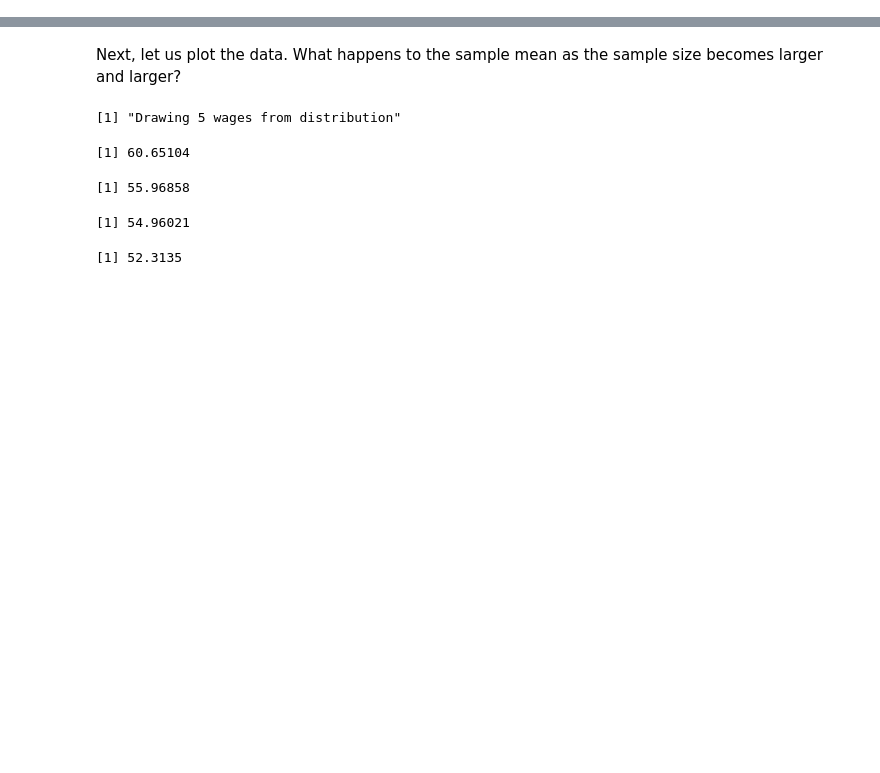
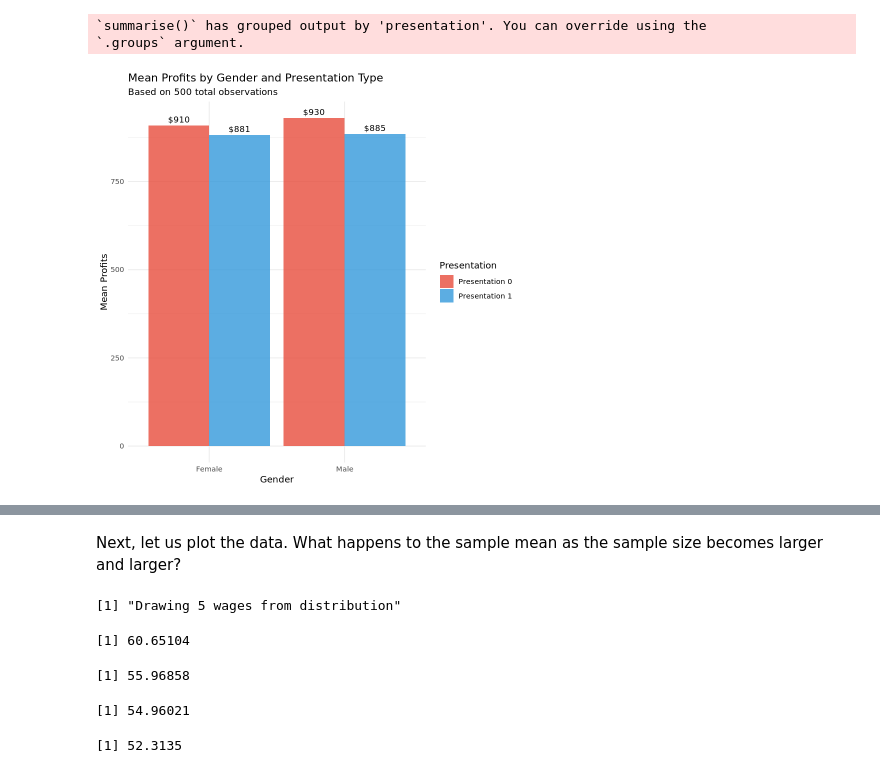
Before and after one commit to jonathanold/econ140_fall2025, a Jupyter notebook: Datahub/Section 2_LLN_CLT.ipynb, the cells around one changed output, grey strips where cells are left out. Drawn from its saved outputs; the diff is of its cells as text; code cells hidden in the pictures; blank space fills up the shorter version.

```diff
--- a/Datahub/Section 2_LLN_CLT.ipynb
+++ b/Datahub/Section 2_LLN_CLT.ipynb
@@ -14,0 +3,19 @@ First, we set up our environment and generate the data.
+# %%
+# ===== 0. Set environment and directory =====
+getwd()
+library(ggplot2)
+library(readxl)
+library(tidyverse)
+df = read_excel("isabelle.xlsx")
+head(df)
+
+
+profits_by_presentation <- df %>%
+  group_by(presentation) %>%
+  summarise(
+    mean_profits = mean(profits, na.rm = TRUE),
+    median_profits = median(profits, na.rm = TRUE),
+    n = n()
+  )
+
+profits_by_presentation
@@ -14,0 +47,30 @@ First, we set up our environment and generate the data.
+# %%
+
+profits_by_presentation <- df %>%
+  group_by(presentation, male) %>%
+  summarise(
+    mean_profits = mean(profits, na.rm = TRUE),
+    median_profits = median(profits, na.rm = TRUE),
+    n = n()
+  )
+
+# Create bar chart using original data, grouped by gender first
+ggplot(df, aes(x = factor(male), y = profits, fill = factor(presentation))) +
+  stat_summary(fun = mean, geom = "col", position = "dodge", alpha = 0.8) +
+  scale_x_discrete(labels = c("0" = "Female", "1" = "Male")) +
+  scale_fill_manual(values = c("0" = "#E74C3C", "1" = "#3498DB"),
+                    labels = c("0" = "Presentation 0", "1" = "Presentation 1"),
+                    name = "Presentation") +
+  labs(x = "Gender",
+       y = "Mean Profits",
+       title = "Mean Profits by Gender and Presentation Type",
+       subtitle = paste("Based on", nrow(df), "total observations")) +
+  theme_minimal() +
+  stat_summary(fun = mean, geom = "text",
+               aes(label = paste0("$", round(after_stat(y), 0))),
+               position = position_dodge(width = 0.9),
+               vjust = -0.5, size = 3.5)
+# %% [output]
+`summarise()` has grouped output by 'presentation'. You can override using the
+`.groups` argument.
+[figure, added]
```
Also changed, not shown: parts of 6 cells of this notebook, 2 other files.
